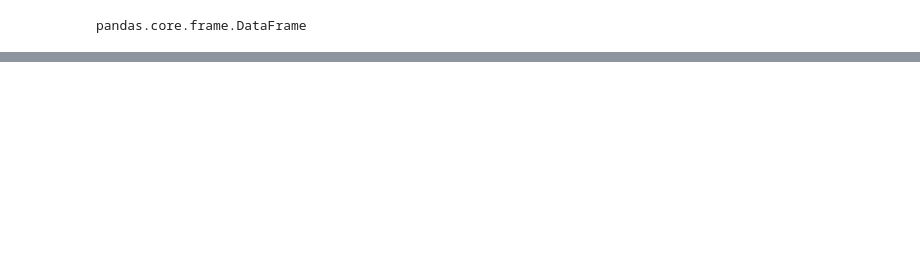
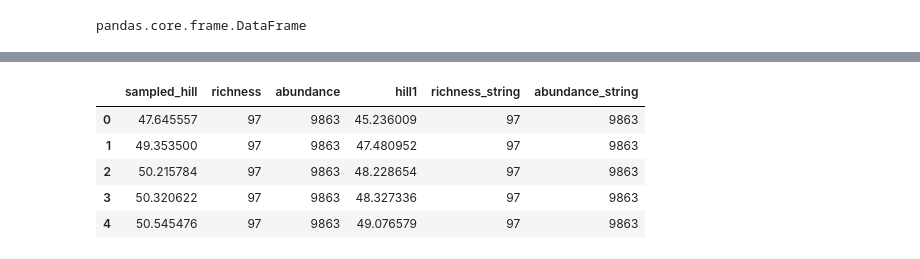
Before and after one commit to diazrenata/feasible-catch, a Jupyter notebook: mod_compare/rf_full_compare.ipynb, the cells around one changed output, grey strips where cells are left out. Drawn from its saved outputs; the diff is of its cells as text; code cells hidden in the pictures; blank space fills up the shorter version.

```diff
--- a/mod_compare/rf_full_compare.ipynb
+++ b/mod_compare/rf_full_compare.ipynb
@@ -131,0 +140,15 @@ sampled_df.to_csv("rf_and_fs_samples.csv")
+# %%
+sampled_df_short["richness_string"] = sampled_df_short.richness
+sampled_df_short["abundance_string"] = sampled_df_short.abundance
+
+sampled_df_short.richness_string = sampled_df_short.richness.astype(str)
+sampled_df_short.abundance_string = sampled_df_short.abundance.astype(str)
+# %%
+sampled_df_short.head()
+# %% [output]
+|  | sampled_hill | richness | abundance | hill1 | richness_string | abundance_string |
+| 0 | 47.645557 | 97 | 9863 | 45.236009 | 97 | 9863 |
+| 1 | 49.353500 | 97 | 9863 | 47.480952 | 97 | 9863 |
+| 2 | 50.215784 | 97 | 9863 | 48.228654 | 97 | 9863 |
+| 3 | 50.320622 | 97 | 9863 | 48.327336 | 97 | 9863 |
+| 4 | 50.545476 | 97 | 9863 | 49.076579 | 97 | 9863 |
```
Also changed, not shown: parts of 12 cells of this notebook, 4 other files.
